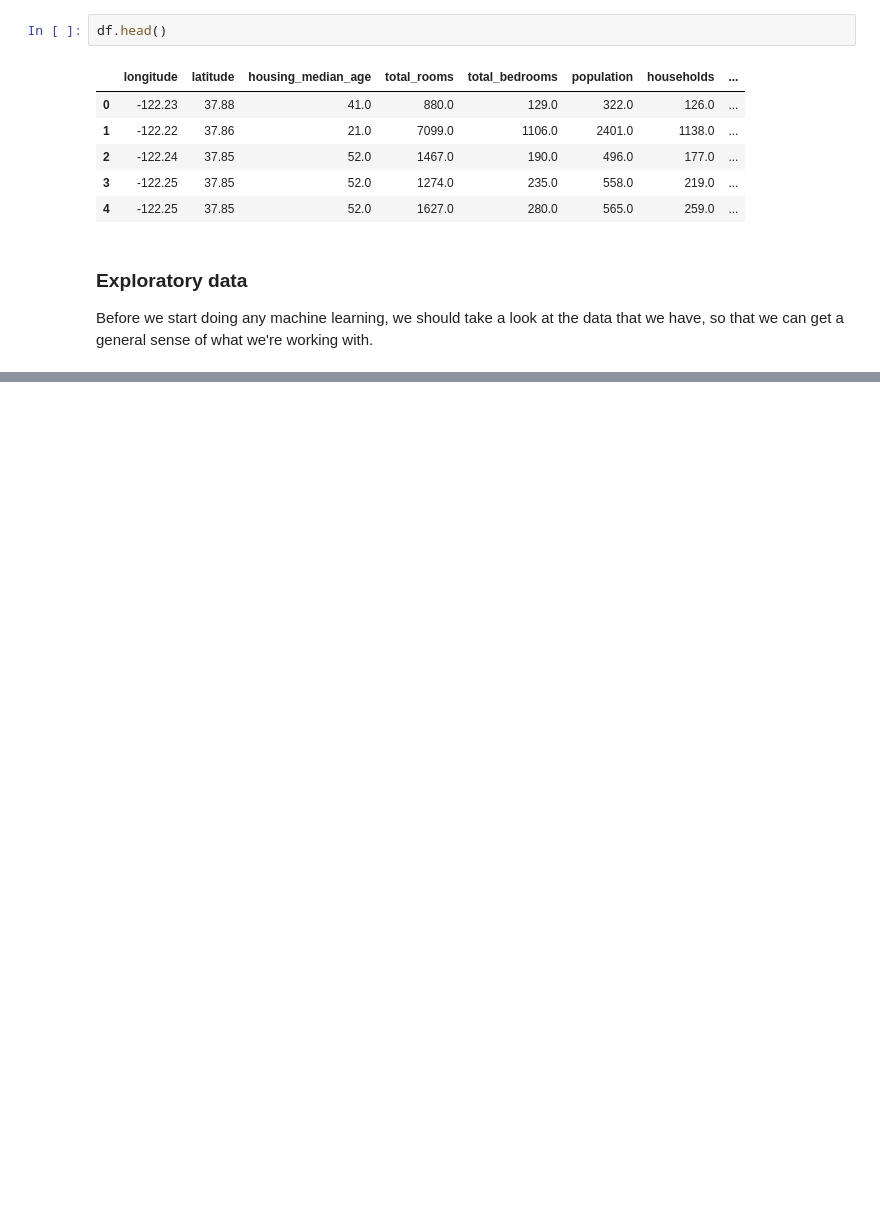
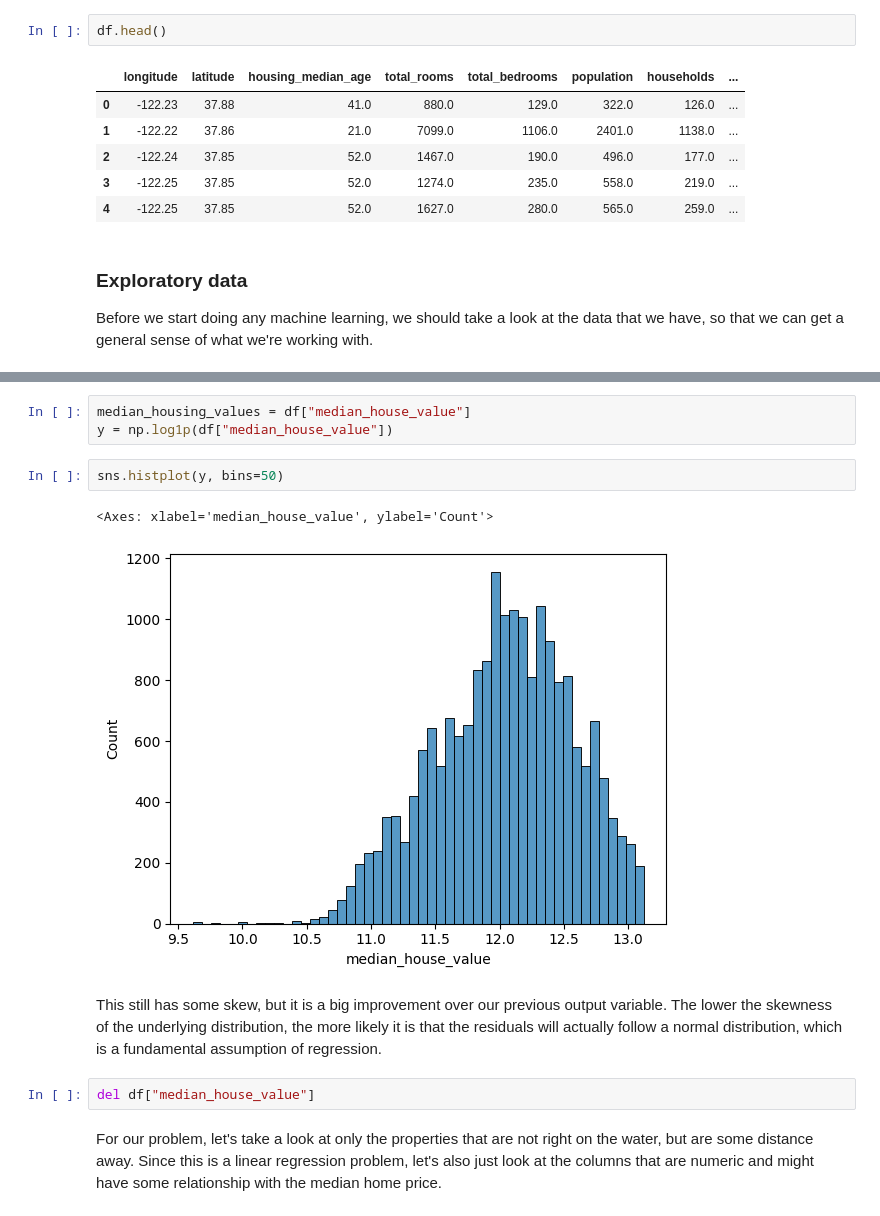
Before and after one commit to mark-torres10/personal_website, a Jupyter notebook: _jupyter/2023-12-22-linear-regression-example.ipynb, the cells around one changed output, grey strips where cells are left out. Saved outputs shown, nothing was run; the diff lists cells and outputs as text; blank space fills up the shorter version.

```diff
--- a/_jupyter/2023-12-22-linear-regression-example.ipynb
+++ b/_jupyter/2023-12-22-linear-regression-example.ipynb
@@ -40,0 +101,14 @@ Before we start doing any machine learning, we should take a look at the data th
+# %%
+median_housing_values = df["median_house_value"]
+y = np.log1p(df["median_house_value"])
+# %%
+sns.histplot(y, bins=50)
+# %% [output]
+<Axes: xlabel='median_house_value', ylabel='Count'>
+[figure, added]
+# %% [markdown]
+This still has some skew, but it is a big improvement over our previous output variable. The lower the skewness of the underlying distribution, the more likely it is that the residuals will actually follow a normal distribution, which is a fundamental assumption of regression.
+# %%
+del df["median_house_value"]
+# %% [markdown]
+For our problem, let's take a look at only the properties that are not right on the water, but are some distance away. Since this is a linear regression problem, let's also just look at the columns that are numeric and might have some relationship with the median home price.
```
Also changed, not shown: parts of 26 cells of this notebook, 5 other files.
